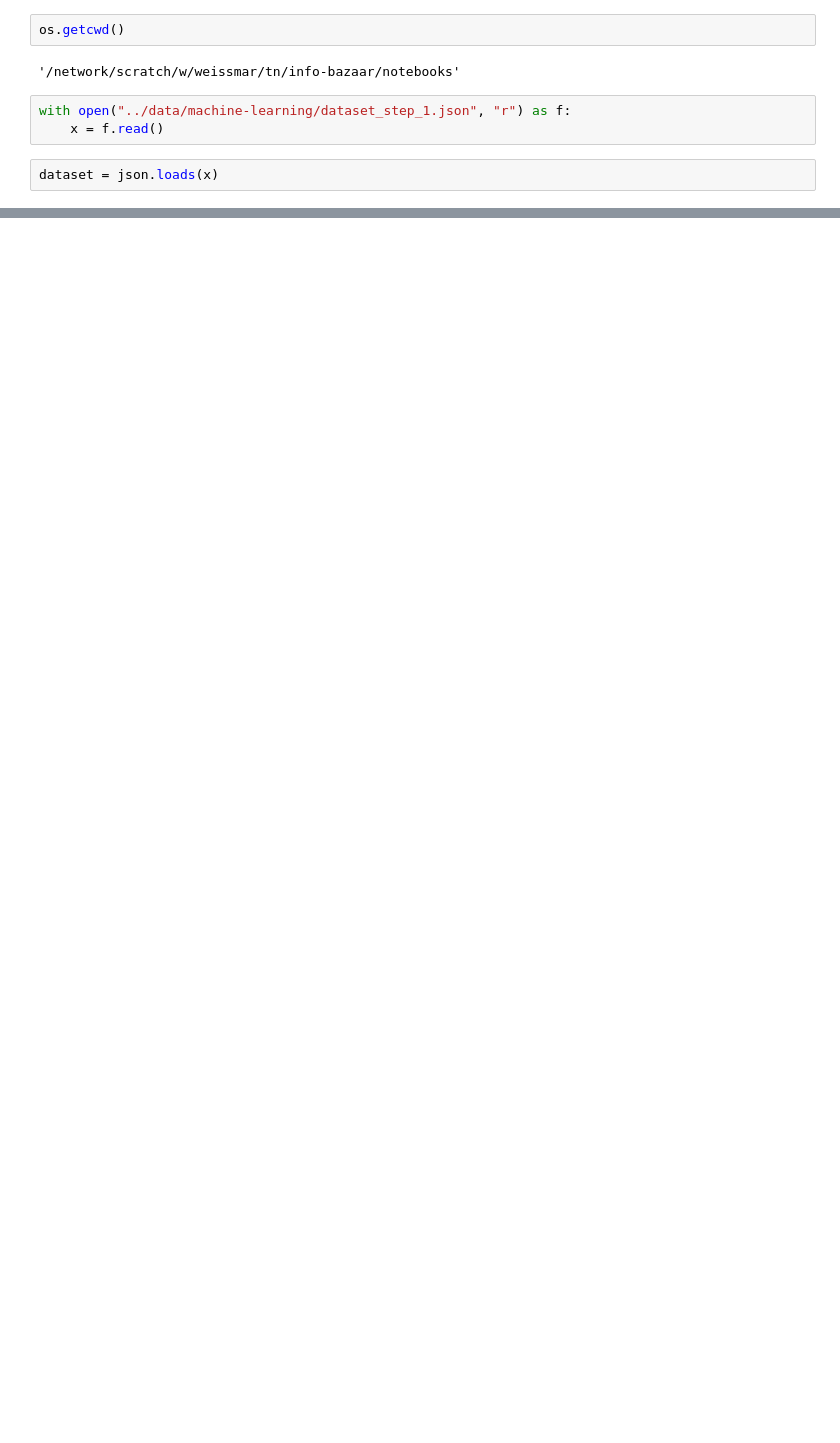
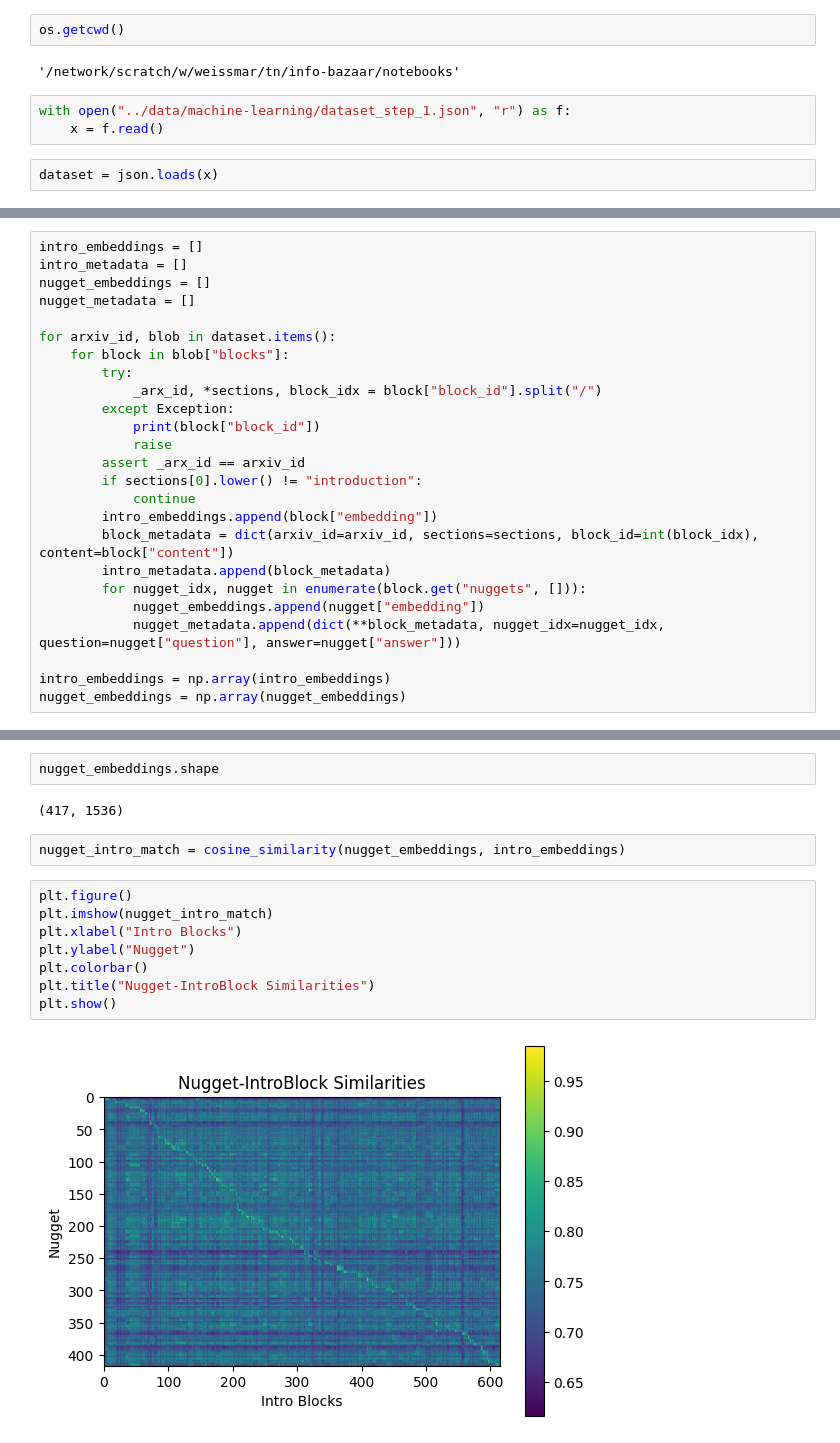
Before and after one commit to tn-learn/info-bazaar, a Jupyter notebook: notebooks/visualize.ipynb, the cells around one changed output, grey strips where cells are left out. Cells and saved outputs as stored; diff of their text form; blank space fills up the shorter version.

```diff
--- a/notebooks/visualize.ipynb
+++ b/notebooks/visualize.ipynb
@@ -85,0 +90,25 @@ The default learning rate in TSNE will change from 200.0 to 'auto' in 1.2.
+# %%
+intro_embeddings = []
+intro_metadata = []
+nugget_embeddings = []
+nugget_metadata = []
+
+for arxiv_id, blob in dataset.items():
+    for block in blob["blocks"]:
+        try:
+            _arx_id, *sections, block_idx = block["block_id"].split("/")
+        except Exception:
+            print(block["block_id"])
+            raise
+        assert _arx_id == arxiv_id
+        if sections[0].lower() != "introduction":
+            continue
+        intro_embeddings.append(block["embedding"])
+        block_metadata = dict(arxiv_id=arxiv_id, sections=sections, block_id=int(block_idx), content=block["content"])
+        intro_metadata.append(block_metadata)
+        for nugget_idx, nugget in enumerate(block.get("nuggets", [])):
+            nugget_embeddings.append(nugget["embedding"])
+            nugget_metadata.append(dict(**block_metadata, nugget_idx=nugget_idx, question=nugget["question"], answer=nugget["answer"]))
+
+intro_embeddings = np.array(intro_embeddings)
+nugget_embeddings = np.array(nugget_embeddings)
@@ -85,0 +123,16 @@ The default learning rate in TSNE will change from 200.0 to 'auto' in 1.2.
+# %%
+nugget_embeddings.shape
+# %% [output]
+(417, 1536)
+# %%
+nugget_intro_match = cosine_similarity(nugget_embeddings, intro_embeddings)
+# %%
+plt.figure()
+plt.imshow(nugget_intro_match)
+plt.xlabel("Intro Blocks")
+plt.ylabel("Nugget")
+plt.colorbar()
+plt.title("Nugget-IntroBlock Similarities")
+plt.show()
+# %% [output]
+[figure, added]
```
Also changed, not shown: parts of 18 cells of this notebook, 2 other files.
